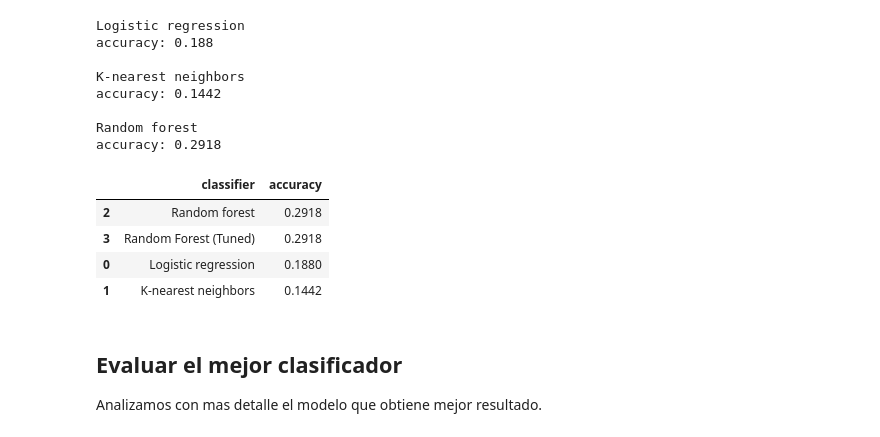
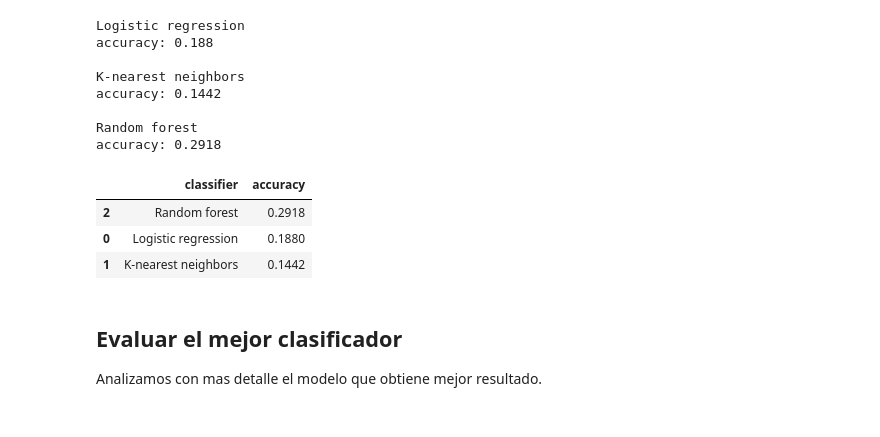
Before and after one commit to Claffyhill/spotify-genre-ml, a Jupyter notebook: notebooks/02_modeling.ipynb, the cells around one changed output. Drawn from its saved outputs; the diff is of its cells as text; code cells hidden in the pictures.

```diff
--- a/notebooks/02_modeling.ipynb
+++ b/notebooks/02_modeling.ipynb
@@ -197,19 +197,14 @@ accuracy: 0.1442
 Random forest
 accuracy: 0.2918
 # %%
-Y_pred_rf = rf.predict(X_test)
-rf_acc = accuracy_score(Y_test, Y_pred_rf)
-
-results.append(['Random Forest (Tuned)', rf_acc])
 
 results_df = pd.DataFrame(results, columns=['classifier', 'accuracy'])
 results_df = results_df.sort_values(by='accuracy', ascending=False)
 
 display(results_df)
 # %% [output]
 |  | classifier | accuracy |
 | 2 | Random forest | 0.2918 |
-| 3 | Random Forest (Tuned) | 0.2918 |
 | 0 | Logistic regression | 0.1880 |
 | 1 | K-nearest neighbors | 0.1442 |
 # %% [markdown]
```
Also changed, not shown: parts of 3 cells of this notebook, 3 other files.
